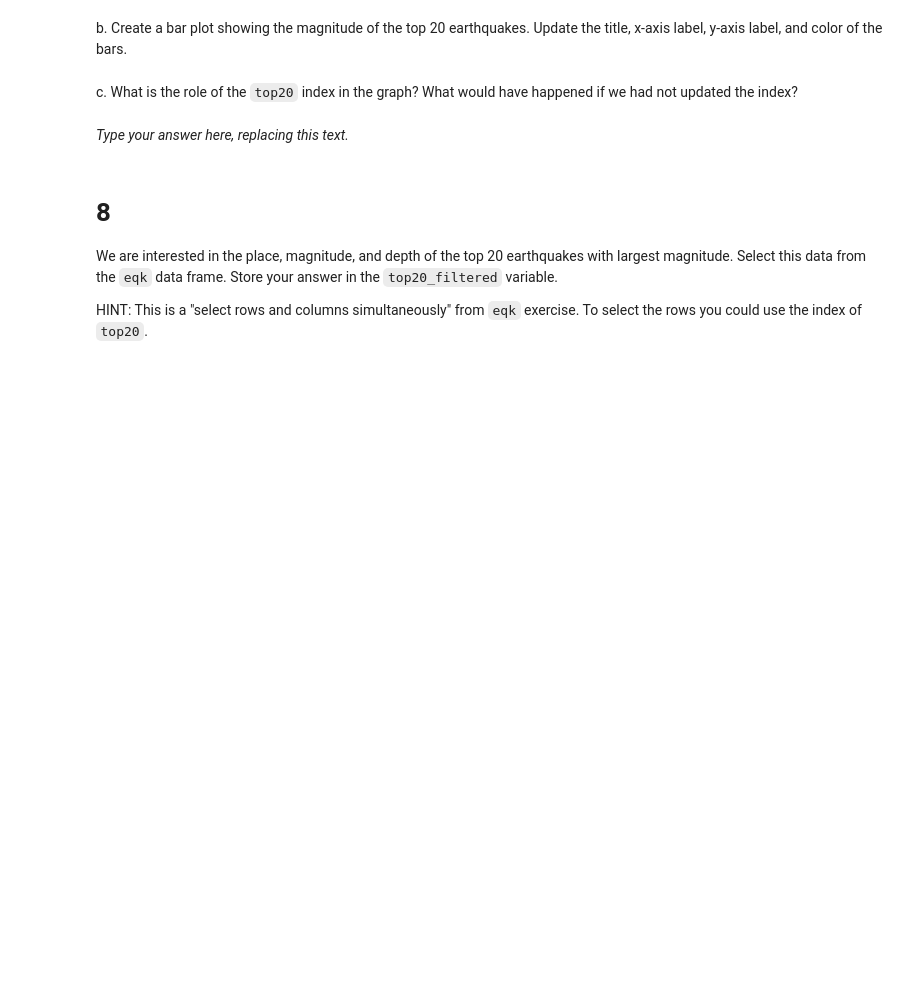
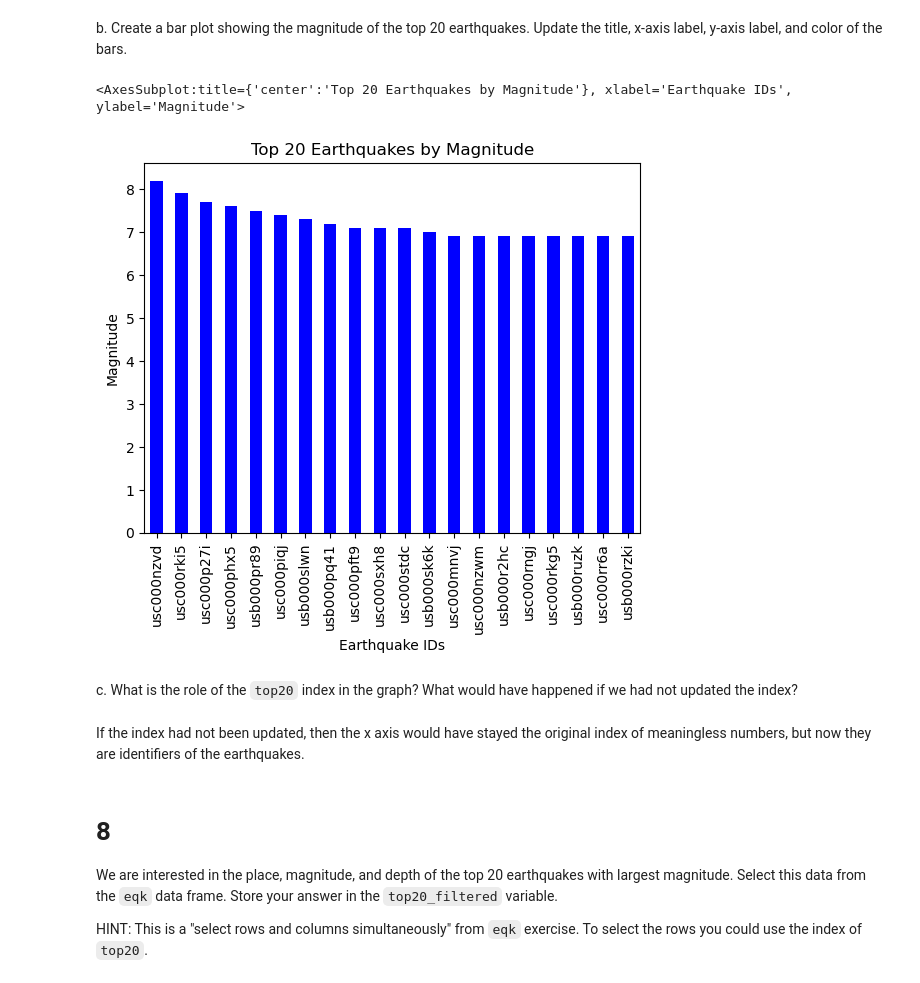
Before and after one commit to kimberleewong/eds220-hwk1, a Jupyter notebook: hwk1-task3-earthquakes-wong.ipynb, the cells around one changed output. Drawn from its saved outputs; the diff is of its cells as text; code cells hidden in the pictures; blank space fills up the shorter version.

```diff
--- a/hwk1-task3-earthquakes-wong.ipynb
+++ b/hwk1-task3-earthquakes-wong.ipynb
@@ -203,14 +203,23 @@ Name: mag, dtype: float64
 <!-- BEGIN QUESTION -->
 
 b. Create a bar plot showing the magnitude of the top 20 earthquakes. Update the title, x-axis label, y-axis label, and color of the bars.
+# %%
+top20.plot(kind = 'bar',
+          color = 'blue',
+          title = 'Top 20 Earthquakes by Magnitude',
+          xlabel = "Earthquake IDs",
+          ylabel = "Magnitude")
+# %% [output]
+<AxesSubplot:title={'center':'Top 20 Earthquakes by Magnitude'}, xlabel='Earthquake IDs', ylabel='Magnitude'>
+[figure, added]
 # %% [markdown]
 <!-- END QUESTION -->
 
 <!-- BEGIN QUESTION -->
 
 c. What is the role of the `top20` index in the graph? What would have happened if we had not updated the index?
-# %% [markdown]
-_Type your answer here, replacing this text._
+# %% [markdown]
+If the index had not been updated, then the x axis would have stayed the original index of meaningless numbers, but now they are identifiers of the earthquakes.
 # %% [markdown]
 <!-- END QUESTION -->
 
```
Also changed, not shown: parts of 3 cells of this notebook, 1 other file.
